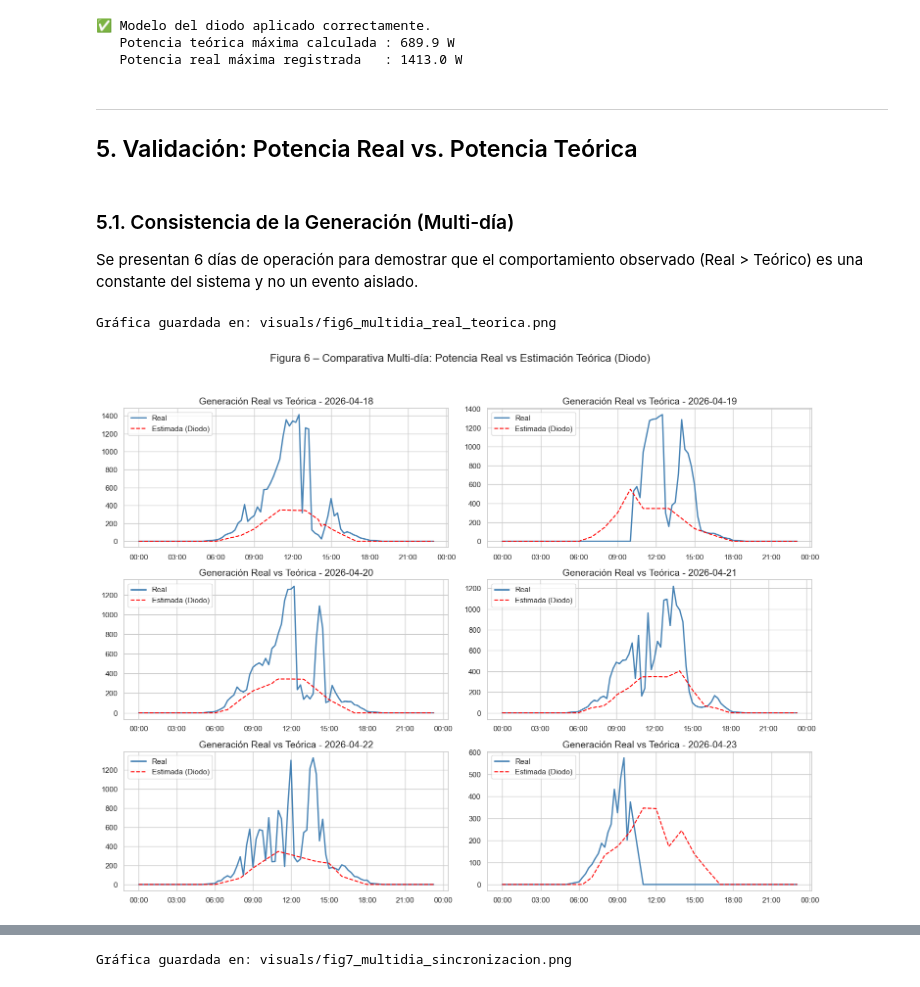
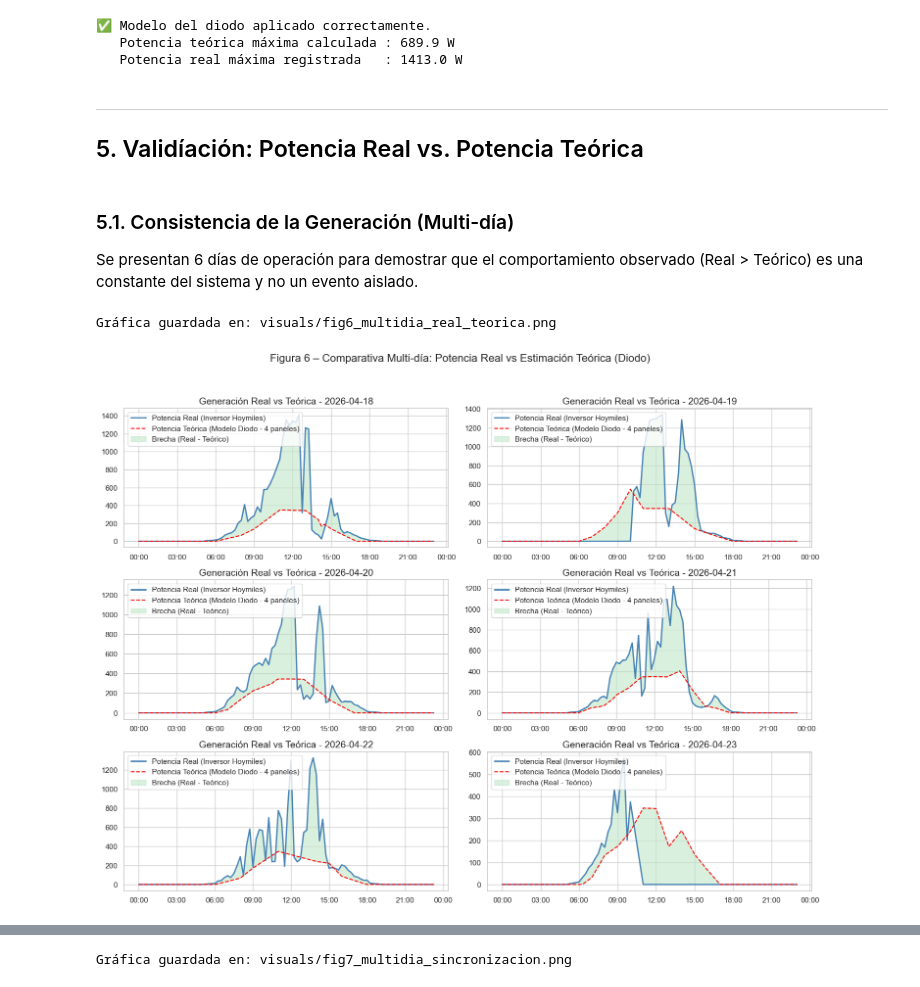
Before and after one commit to MaleBrochero/Bengali, a Jupyter notebook: Jupyter/Caso_Estudio_Solar_Malambo.ipynb, the cells around one changed output, grey strips where cells are left out. Cells and saved outputs as stored; diff of their text form; code cells hidden in the pictures.

```diff
--- a/Jupyter/Caso_Estudio_Solar_Malambo.ipynb
+++ b/Jupyter/Caso_Estudio_Solar_Malambo.ipynb
@@ -463,33 +485,47 @@ print(f'   Potencia real máxima registrada   : {df["pv_power"].max():.1f} W')
    Potencia real máxima registrada   : 1413.0 W
 # %% [markdown]
 ---
-## 5. Validación: Potencia Real vs. Potencia Teórica
+## 5. Validíación: Potencia Real vs. Potencia Teórica
 # %% [markdown]
 ### 5.1. Consistencia de la Generación (Multi-día)
 Se presentan 6 días de operación para demostrar que el comportamiento observado (Real > Teórico) es una constante del sistema y no un evento aislado.
 # %%
 dias_unicos = df['fecha'].unique()
 # Seleccionamos 6 días representativos
 dias_muestra = dias_unicos[1:7]
 
 fig, axes = plt.subplots(3, 2, figsize=(15, 12))
 axes = axes.flatten()
 
 for i, d in enumerate(dias_muestra):
     temp_df = df[df['fecha'] == d]
-    axes[i].plot(temp_df['timestamp'], temp_df['pv_power'], label='Real', color='steelblue', linewidth=2)
-    axes[i].plot(temp_df['timestamp'], temp_df['p_teorica_total'], label='Estimada (Diodo)', color='red', linestyle='--')
+
+    # Graficar potencia real y teórica
+    axes[i].plot(temp_df['timestamp'], temp_df['pv_power'], label='Potencia Real (Inversor Hoymiles)', color='steelblue', linewidth=2)
+    axes[i].plot(temp_df['timestamp'], temp_df['p_teorica_total'], label='Potencia Teórica (Modelo Diodo - 4 paneles)', color='red', linestyle='--')
+
+    # Rellenar la brecha de diferencia entre potencia real y estimada en verde suave
+    axes[i].fill_between(
+        temp_df['timestamp'],
+        temp_df['pv_power'],
+        temp_df['p_teorica_total'],
+        color='#c2e6c9',
+        alpha=0.6,
+        label='Brecha (Real - Teórico)',
+        zorder=1
+    )
+
     axes[i].set_title(f'Generación Real vs Teórica - {d}')
     axes[i].xaxis.set_major_formatter(mdates.DateFormatter('%H:%M'))
     axes[i].legend(loc='upper left')
 
 plt.suptitle('Figura 6 – Comparativa Multi-día: Potencia Real vs Estimación Teórica (Diodo)', fontsize=16)
 plt.tight_layout(rect=[0, 0.03, 1, 0.95])
 save_vis('fig6_multidia_real_teorica.png')
 plt.show()
 # %% [output]
 Gráfica guardada en: visuals/fig6_multidia_real_teorica.png
-[figure, old version]
+[figure, new version]
 # %% [markdown]
 > **Conclusión – Figura 6 (Consistencia Multi-día):**
 >
```
Also changed, not shown: parts of 47 cells of this notebook, 12 other files.
